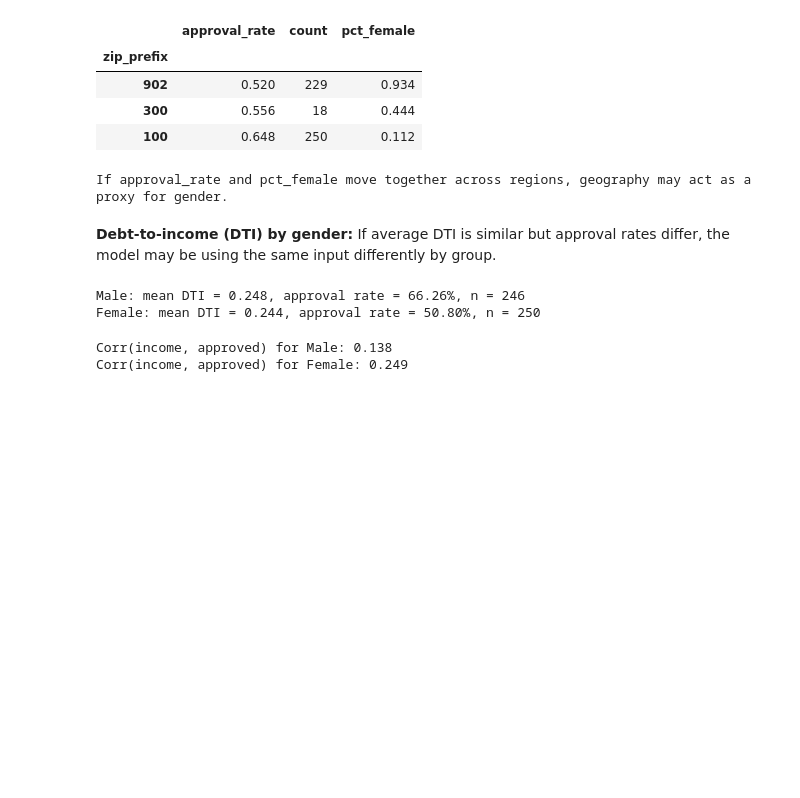
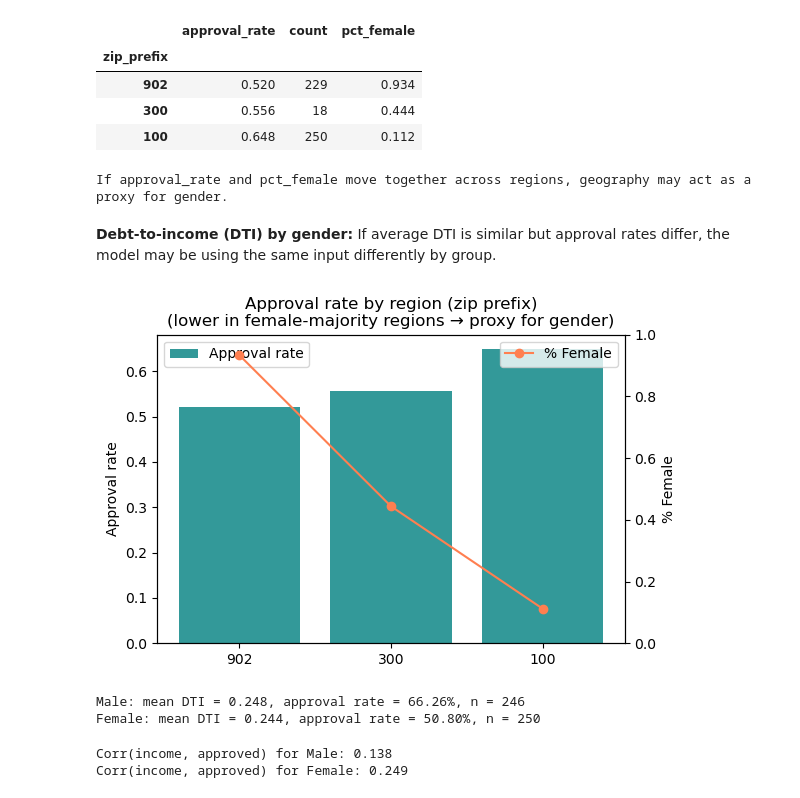
Before and after one commit to PC66323/2606_Data-Ecosystems_G14_novacred, a Jupyter notebook: notebooks/02-bias-analysis.ipynb, the cells around one changed output. Drawn from its saved outputs; the diff is of its cells as text; code cells hidden in the pictures; blank space fills up the shorter version.

```diff
--- a/notebooks/02-bias-analysis.ipynb
+++ b/notebooks/02-bias-analysis.ipynb
@@ -116,6 +128,35 @@ Using zip code prefix (first 3 digits) to group into regions:
 If approval_rate and pct_female move together across regions, geography may act as a proxy for gender.
 # %% [markdown]
 **Debt-to-income (DTI) by gender:** If average DTI is similar but approval rates differ, the model may be using the same input differently by group.
+# %%
+# Visualization: approval rate and % female by region (zip prefix) — geography as proxy for gender
+zip_col = "applicant_info.zip_code"
+df_zip = df[df[zip_col].notna()].copy()
+df_zip["zip_prefix"] = df_zip[zip_col].astype(int).astype(str).str[:3]
+by_region = df_zip.groupby("zip_prefix").agg(
+    approval_rate=(outcome_col, "mean"),
+    count=(outcome_col, "count"),
+    pct_female=(gender_col, lambda s: (s == "Female").mean()),
+).round(3)
+by_region = by_region[by_region["count"] >= 5].sort_values("approval_rate")
+
+fig, ax = plt.subplots(figsize=(6, 4))
+x = range(len(by_region))
+ax.bar(x, by_region["approval_rate"], color="teal", alpha=0.8, label="Approval rate")
+ax.set_xticks(x)
+ax.set_xticklabels(by_region.index)
+ax.set_ylabel("Approval rate")
+ax.set_title("Approval rate by region (zip prefix)\n(lower in female-majority regions → proxy for gender)")
+ax2 = ax.twinx()
+ax2.plot(x, by_region["pct_female"], color="coral", marker="o", label="% Female")
+ax2.set_ylabel("% Female")
+ax2.set_ylim(0, 1)
+ax2.legend(loc="upper right")
+ax.legend(loc="upper left")
+plt.tight_layout()
+plt.show()
+# %% [output]
+[figure, added]
 # %%
 dti_col = "financials.debt_to_income"
 dti_valid = valid[[gender_col, dti_col, outcome_col]].dropna()
```
Also changed, not shown: parts of 16 cells of this notebook, 1 other file.
